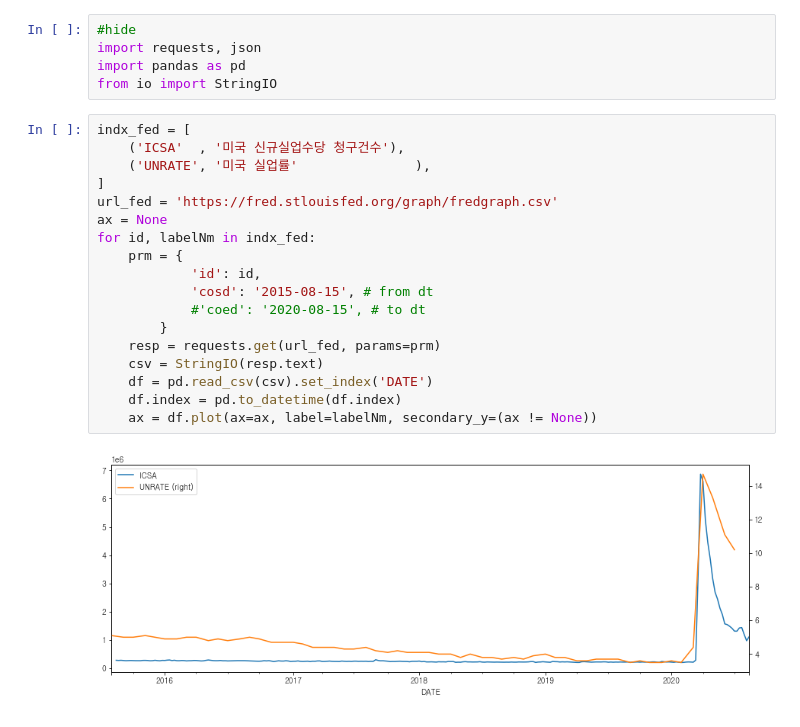
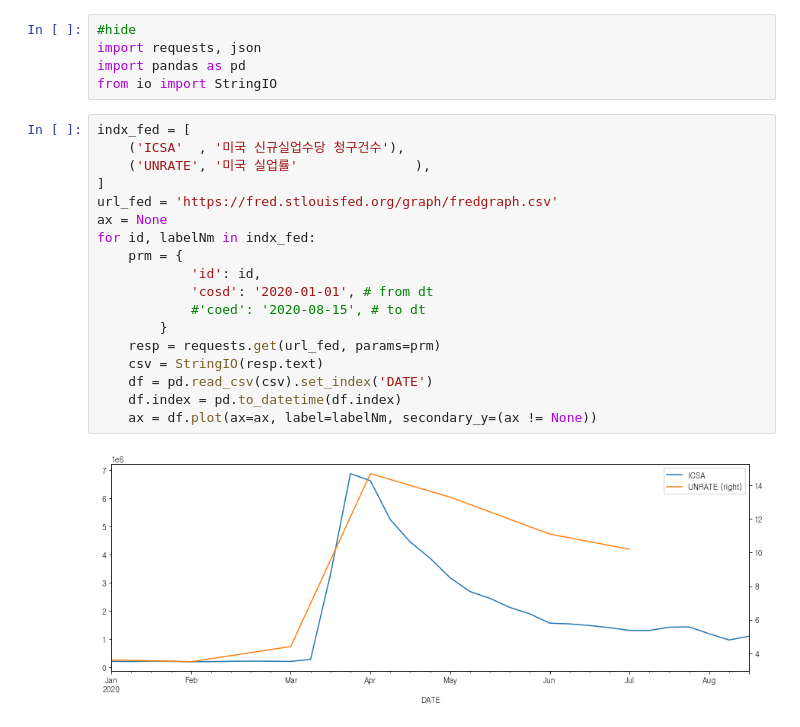
Before and after one commit to reddiana/blog, a Jupyter notebook: _notebooks/2020-08-19-Economic_indicators.ipynb, the cells around one changed output. Drawn from its saved outputs; the diff is of its cells as text.

```diff
--- a/_notebooks/2020-08-19-Economic_indicators.ipynb
+++ b/_notebooks/2020-08-19-Economic_indicators.ipynb
@@ -200,20 +200,20 @@ from io import StringIO
 # %%
 indx_fed = [
     ('ICSA'  , '미국 신규실업수당 청구건수'),
     ('UNRATE', '미국 실업률'               ),
 ]
 url_fed = 'https://fred.stlouisfed.org/graph/fredgraph.csv'
 ax = None
 for id, labelNm in indx_fed:
     prm = {
             'id': id,
-            'cosd': '2015-08-15', # from dt
+            'cosd': '2020-01-01', # from dt
             #'coed': '2020-08-15', # to dt
         }
     resp = requests.get(url_fed, params=prm)
     csv = StringIO(resp.text)
     df = pd.read_csv(csv).set_index('DATE')
     df.index = pd.to_datetime(df.index)
     ax = df.plot(ax=ax, label=labelNm, secondary_y=(ax != None))
 # %% [output]
-[figure, old version]
+[figure, new version]
```
Also changed, not shown: parts of 3 cells of this notebook.
